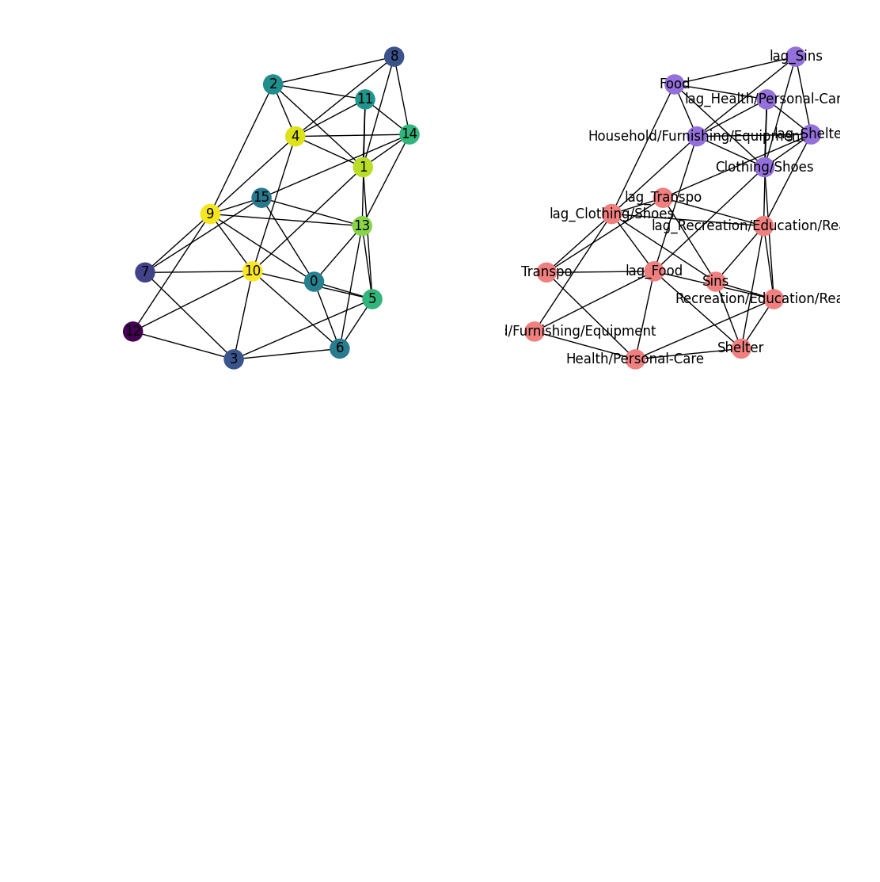
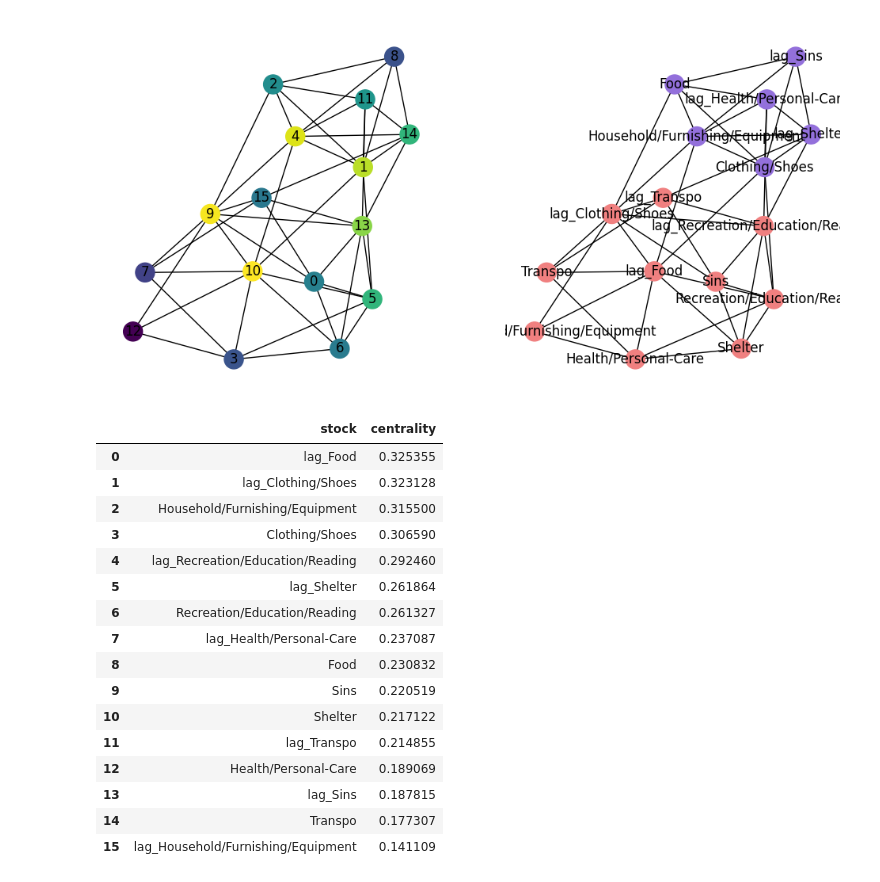
Before and after one commit to WilliamClintC/BOC-CPI-Mapper, a Jupyter notebook: real project files/Processed.ipynb, the cells around one changed output. Cells and saved outputs as stored; diff of their text form; code cells hidden in the pictures; blank space fills up the shorter version.

```diff
--- a/real project files/Processed.ipynb
+++ b/real project files/Processed.ipynb
@@ -118,10 +118,38 @@ plt.show()
 # %% [output]
 [figure]
 # %%
-    df = pd.DataFrame(eigen_cent,index=[0])
-    dfT= pd.DataFrame(titles)
+df = pd.DataFrame(eigen_cent,index=[0])
+dfT= pd.DataFrame(titles)
     # print the resulting DataFrame
-    mat1=df.T
-    mat2=dfT
-    Centrality_results = mat1.values.flatten().tolist()
-    date_range_df.loc[date_range[x]] = Centrality_results
+mat1=df.T
+mat2=dfT
+Centrality_results = mat1.values.flatten().tolist()
+
+joined_mat = pd.concat([mat1, mat2], axis=1)
+df=joined_mat
+# print the resulting joined matrix
+joined_mat.head()
+df.columns = ['centrality', 'stock']
+df = df.iloc[:, [1, 0]]
+df = df.sort_values('centrality',ascending=False)
+df=df.reset_index(drop=True)
+centralitydf=df
+centralitydf
+# %% [output]
+|  | stock | centrality |
+| 0 | lag_Food | 0.325355 |
+| 1 | lag_Clothing/Shoes | 0.323128 |
+| 2 | Household/Furnishing/Equipment | 0.315500 |
+| 3 | Clothing/Shoes | 0.306590 |
+| 4 | lag_Recreation/Education/Reading | 0.292460 |
+| 5 | lag_Shelter | 0.261864 |
+| 6 | Recreation/Education/Reading | 0.261327 |
+| 7 | lag_Health/Personal-Care | 0.237087 |
+| 8 | Food | 0.230832 |
+| 9 | Sins | 0.220519 |
+| 10 | Shelter | 0.217122 |
+| 11 | lag_Transpo | 0.214855 |
+| 12 | Health/Personal-Care | 0.189069 |
+| 13 | lag_Sins | 0.187815 |
+| 14 | Transpo | 0.177307 |
+| 15 | lag_Household/Furnishing/Equipment | 0.141109 |
```
Also changed, not shown: parts of 1 cell of this notebook.
